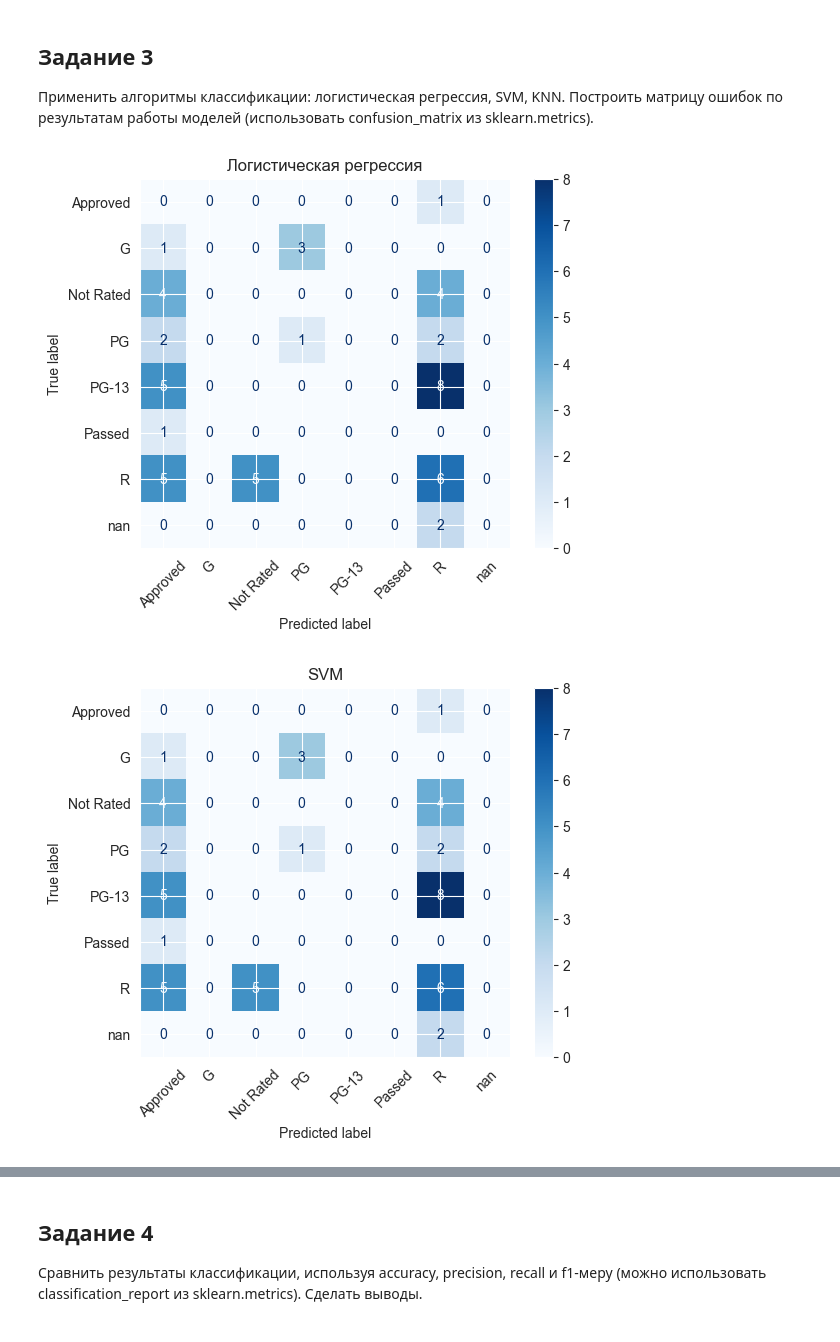
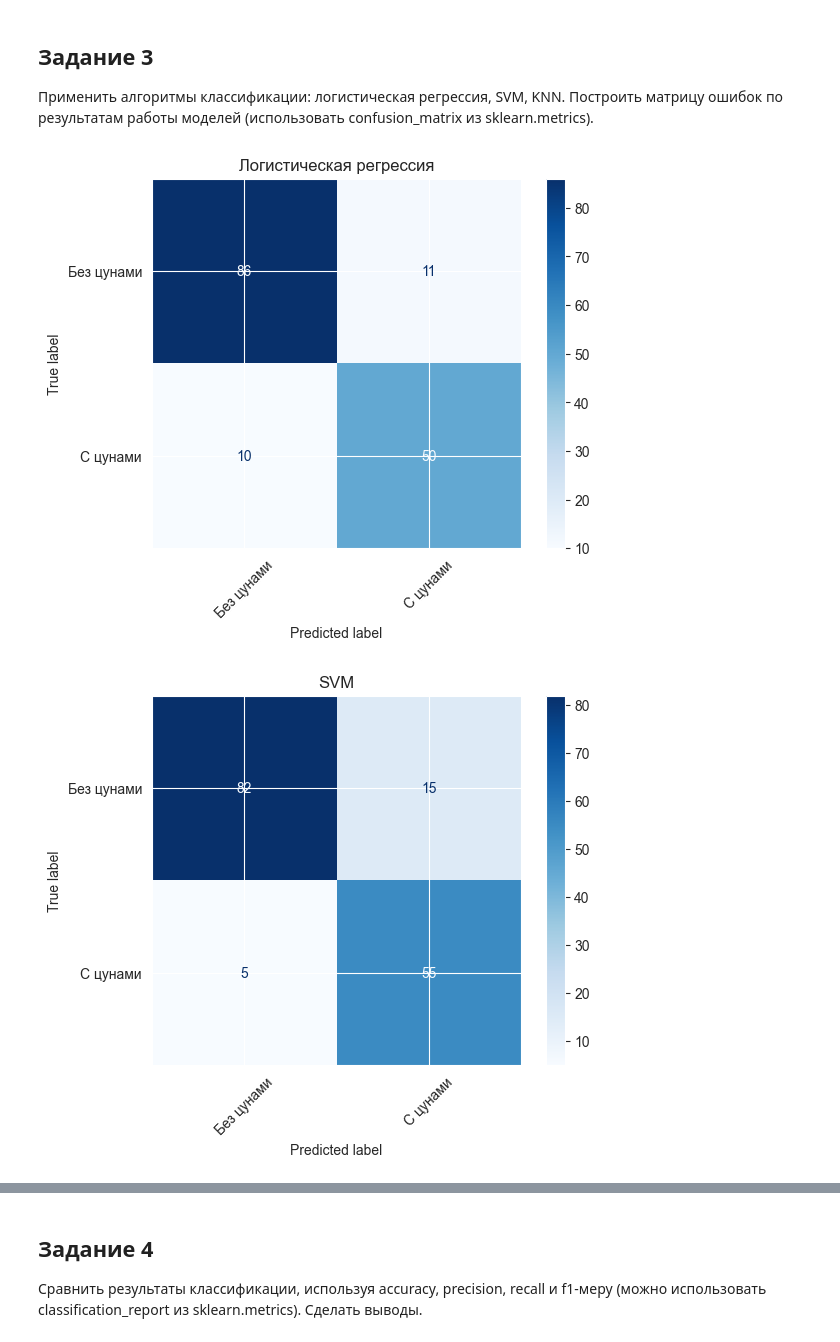
Before and after one commit to shok1i/Seventh-semester, a Jupyter notebook: BigData/PythonProject/PR2/PR5.ipynb, the cells around one changed output, grey strips where cells are left out. Cells and saved outputs as stored; diff of their text form; code cells hidden in the pictures.

```diff
--- a/BigData/PythonProject/PR2/PR5.ipynb
+++ b/BigData/PythonProject/PR2/PR5.ipynb
@@ -33,13 +38,13 @@ plt.show()
 ## Задание 2
 Разбить выборку на тренировочную и тестовую. Тренировочная для обучения модели, тестовая для проверки ее качества.
 # %%
-data = pd.read_csv('PR5/imdb_top_movies.csv', sep=',')
+data = pd.read_csv('PR5/earthquake_data_tsunami.csv', sep=',')
 
 print("Столбцы в датасете:", data.columns.tolist())
 
-predictors = data.drop(columns=["Certificate"])
+predictors = data.drop(columns=["tsunami"])
 
-target = data["Certificate"]
+target = data["tsunami"]
 
 x_train, x_test, y_train, y_test = train_test_split(
     predictors,
@@ -65,24 +70,30 @@ print("Размер для признаков обучающей выборки:
 # %%
 scaler = StandardScaler()
 x_train_scaled = scaler.fit_transform(x_train)
 x_test_scaled = scaler.transform(x_test)
 
 models = {
     "Логистическая регрессия": LogisticRegression(max_iter=1000),
     "SVM": SVC(),
     "KNN": KNeighborsClassifier(n_neighbors=5)
 }
 
+variable = []
+
 for name, model in models.items():
     model.fit(x_train_scaled, y_train)
     y_pred = model.predict(x_test_scaled)
 
+    variable.append(y_pred)
+
     unique_labels = np.unique(np.concatenate((y_test, y_pred)))
 
-    disp = ConfusionMatrixDisplay(confusion_matrix=cm, display_labels=le.inverse_transform(unique_labels))
+    cm = confusion_matrix(y_test, y_pred)
+
+    disp = ConfusionMatrixDisplay(confusion_matrix=cm, display_labels=['Без цунами', 'С цунами'])
     disp.plot(cmap="Blues", xticks_rotation=45)
     plt.title(f"{name}")
     plt.show()
 # %% [output]
-[figure, old version]
+[figure, new version]
-[figure, old version]
+[figure, new version]
```
Also changed, not shown: parts of 5 cells of this notebook, 2 other files.
